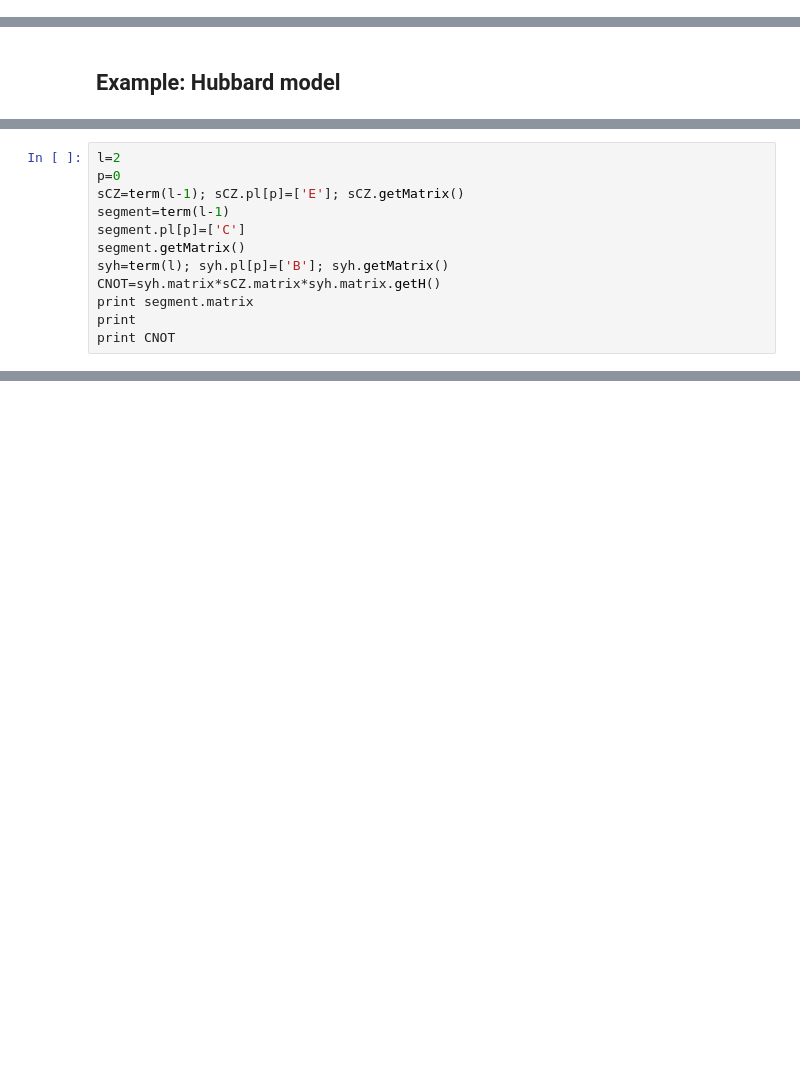
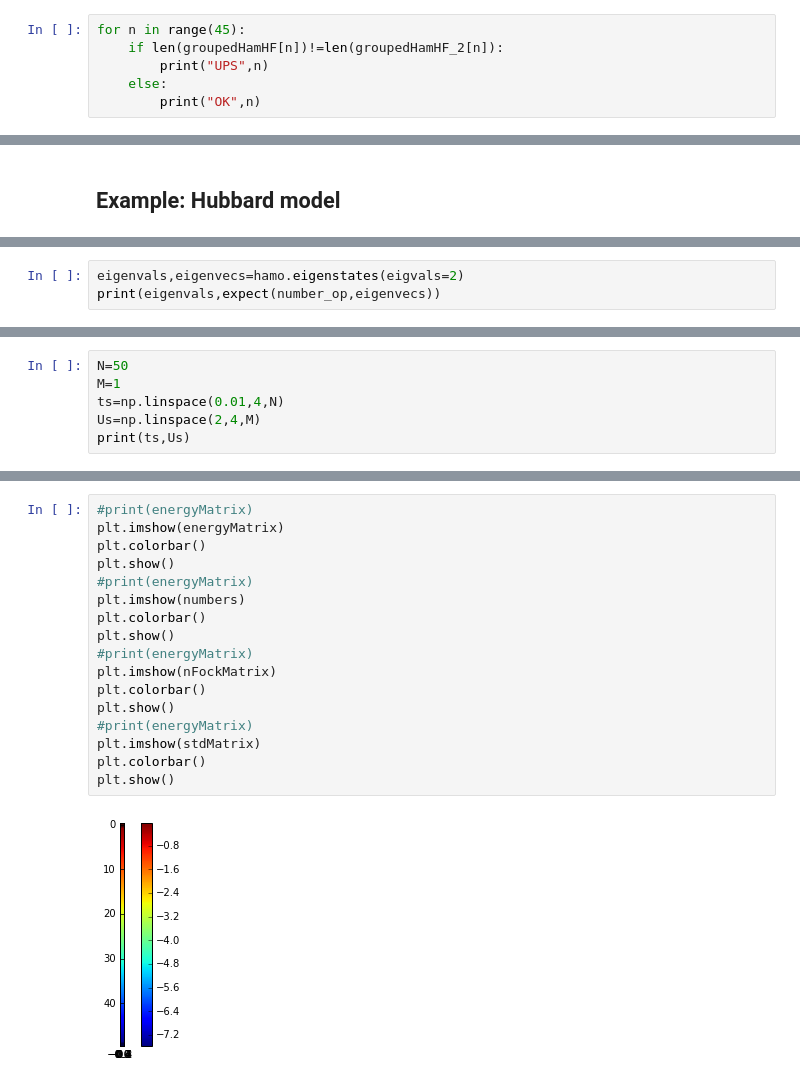
Before and after one commit to jromerofontalvo/exacta-scripts, a Jupyter notebook: symbolicCircuits.ipynb, the cells around one changed output, grey strips where cells are left out. Drawn from its saved outputs; the diff is of its cells as text; blank space fills up the shorter version.

```diff
--- a/symbolicCircuits.ipynb
+++ b/symbolicCircuits.ipynb
@@ -759,0 +1318,6 @@ total SQ: 2368 total CZ: 640
+# %%
+for n in range(45):
+    if len(groupedHamHF[n])!=len(groupedHamHF_2[n]):
+        print("UPS",n)
+    else:
+        print("OK",n)
@@ -1292,12 +1412,0 @@ IndexError: tuple index out of range
-# %%
-l=2
-p=0
-sCZ=term(l-1); sCZ.pl[p]=['E']; sCZ.getMatrix()
-segment=term(l-1)
-segment.pl[p]=['C']
-segment.getMatrix()
-syh=term(l); syh.pl[p]=['B']; syh.getMatrix()
-CNOT=syh.matrix*sCZ.matrix*syh.matrix.getH()
-print segment.matrix
-print
-print CNOT
@@ -1525,0 +1413,3 @@ False
+# %%
+eigenvals,eigenvecs=hamo.eigenstates(eigvals=2)
+print(eigenvals,expect(number_op,eigenvecs))
@@ -1525,0 +1424,6 @@ False
+# %%
+N=50
+M=1
+ts=np.linspace(0.01,4,N)
+Us=np.linspace(2,4,M)
+print(ts,Us)
@@ -1525,0 +1508,19 @@ False
+# %%
+#print(energyMatrix)
+plt.imshow(energyMatrix)
+plt.colorbar()
+plt.show()
+#print(energyMatrix)
+plt.imshow(numbers)
+plt.colorbar()
+plt.show()
+#print(energyMatrix)
+plt.imshow(nFockMatrix)
+plt.colorbar()
+plt.show()
+#print(energyMatrix)
+plt.imshow(stdMatrix)
+plt.colorbar()
+plt.show()
+# %% [output]
+[figure, added]
```
Also changed, not shown: parts of 66 cells of this notebook, 1 other file.
